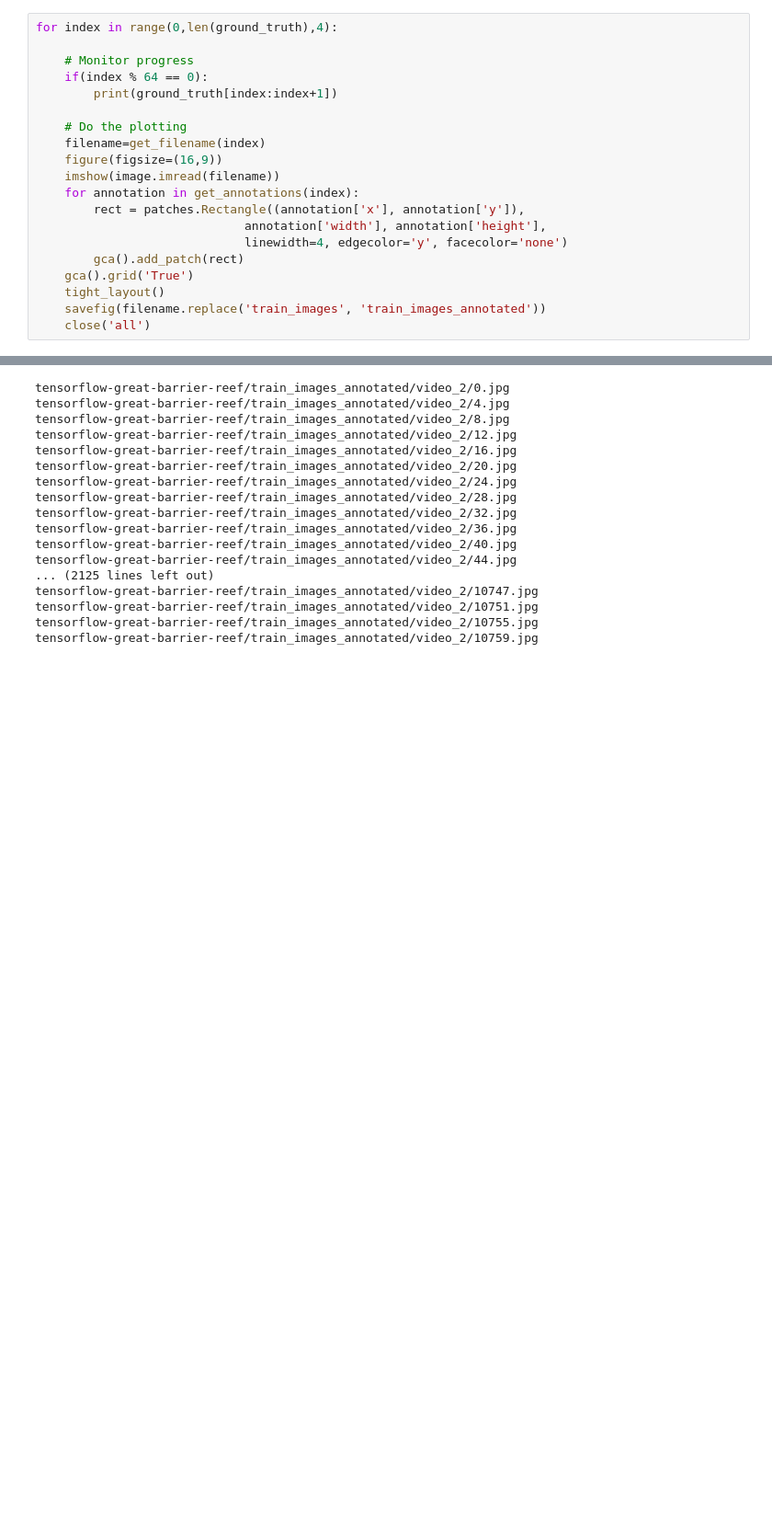
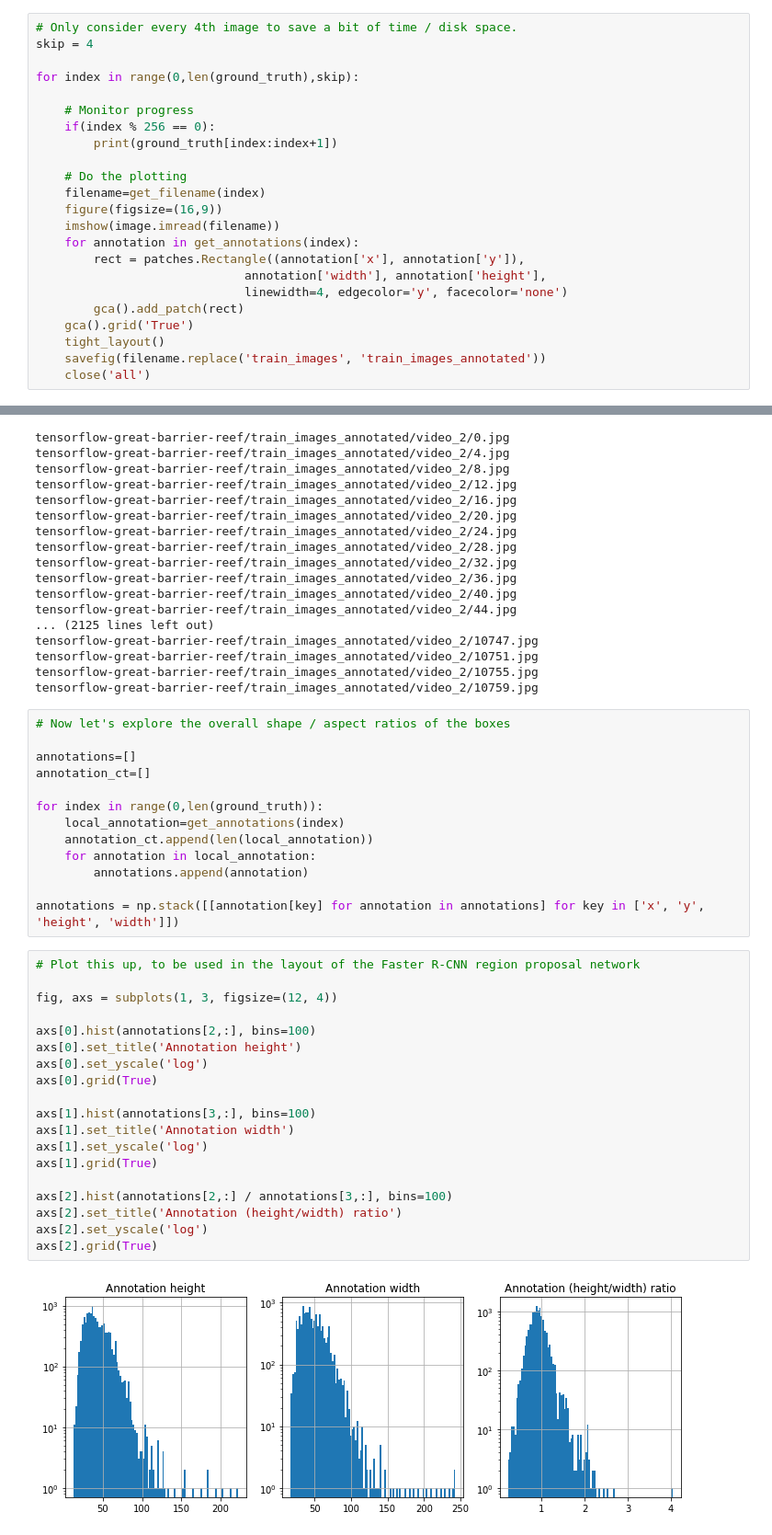
Before and after one commit to ngoecknerwald/starfish-perception-telescope, a Jupyter notebook: great-barrier-reef/manually_annotate_images.ipynb, the cells around one changed output, grey strips where cells are left out. Shown at 92% size. Drawn from its saved outputs; the diff is of its cells as text; blank space fills up the shorter version.

Commit message:
More thoughts, moving towards Faster R-CNN

```diff
--- a/great-barrier-reef/manually_annotate_images.ipynb
+++ b/great-barrier-reef/manually_annotate_images.ipynb
@@ -38,10 +38,13 @@ def get_filename(index):
         ground_truth['video_id'][index], ground_truth['video_frame'][index]
     )
 # %%
-for index in range(0,len(ground_truth),4):
+# Only consider every 4th image to save a bit of time / disk space.
+skip = 4
+
+for index in range(0,len(ground_truth),skip):
 
     # Monitor progress
-    if(index % 64 == 0):
+    if(index % 256 == 0):
         print(ground_truth[index:index+1])
 
     # Do the plotting
@@ -140,3 +143,37 @@ tensorflow-great-barrier-reef/train_images_annotated/video_2/10747.jpg
 tensorflow-great-barrier-reef/train_images_annotated/video_2/10751.jpg
 tensorflow-great-barrier-reef/train_images_annotated/video_2/10755.jpg
 tensorflow-great-barrier-reef/train_images_annotated/video_2/10759.jpg
+# %%
+# Now let's explore the overall shape / aspect ratios of the boxes
+
+annotations=[]
+annotation_ct=[]
+
+for index in range(0,len(ground_truth)):
+    local_annotation=get_annotations(index)
+    annotation_ct.append(len(local_annotation))
+    for annotation in local_annotation:
+        annotations.append(annotation)
+
+annotations = np.stack([[annotation[key] for annotation in annotations] for key in ['x', 'y', 'height', 'width']])
+# %%
+# Plot this up, to be used in the layout of the Faster R-CNN region proposal network
+
+fig, axs = subplots(1, 3, figsize=(12, 4))
+
+axs[0].hist(annotations[2,:], bins=100)
+axs[0].set_title('Annotation height')
+axs[0].set_yscale('log')
+axs[0].grid(True)
+
+axs[1].hist(annotations[3,:], bins=100)
+axs[1].set_title('Annotation width')
+axs[1].set_yscale('log')
+axs[1].grid(True)
+
+axs[2].hist(annotations[2,:] / annotations[3,:], bins=100)
+axs[2].set_title('Annotation (height/width) ratio')
+axs[2].set_yscale('log')
+axs[2].grid(True)
+# %% [output]
+[figure, added]
```
Also changed, not shown: parts of 2 cells of this notebook, 2 other files.
